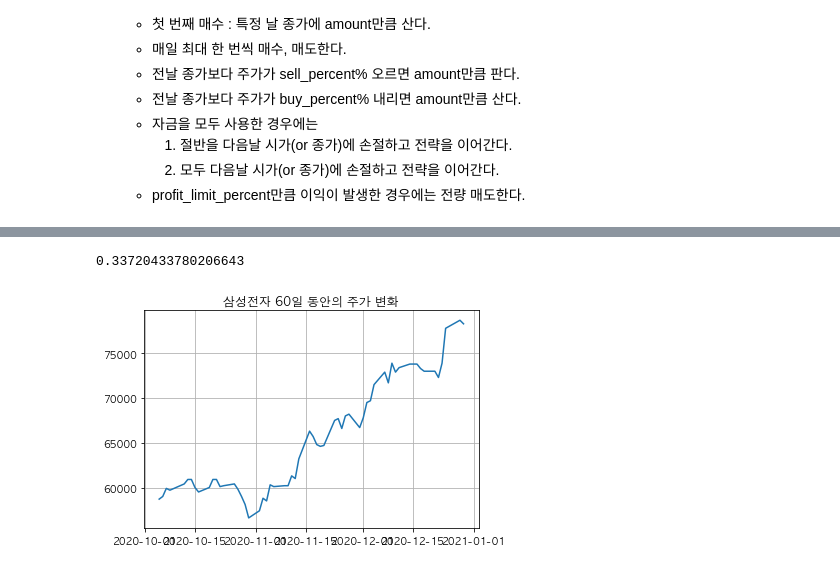
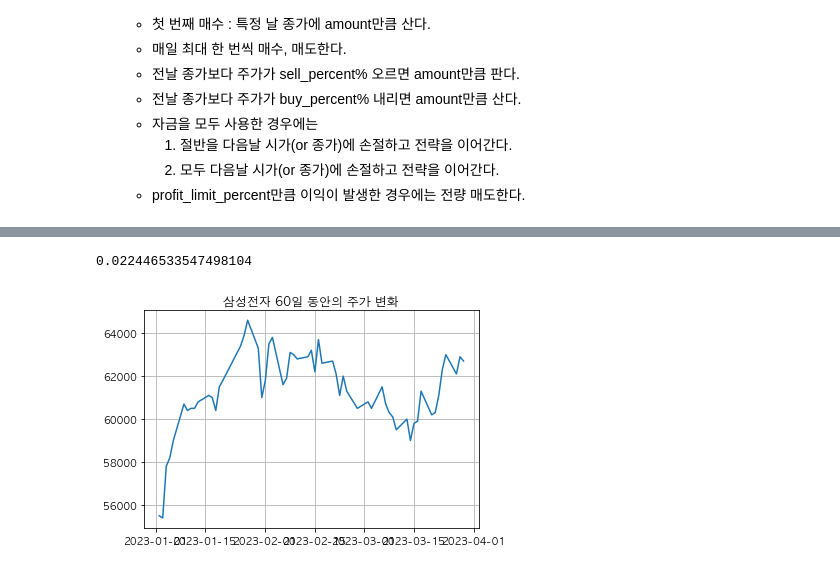
Before and after one commit to GrilledSalmon/stock-analysis-with-marcap, a Jupyter notebook: ascent_sell_descent_buy.ipynb, the cells around one changed output, grey strips where cells are left out. Drawn from its saved outputs; the diff is of its cells as text; code cells hidden in the pictures.

```diff
--- a/ascent_sell_descent_buy.ipynb
+++ b/ascent_sell_descent_buy.ipynb
@@ -19,9 +19,9 @@ from marcap import marcap_data
 import pandas as pd
 import numpy as np
 from datetime import timedelta, datetime
-from classes.Account import Account
-from classes.Strategy import Strategy
+from src.classes.Account import Account
+from src.classes.Strategy import Strategy
 
-df_2023 = marcap_data('2020-10-01', '2021-02-28')
+df_2023 = marcap_data('2023-01-01', '2023-06-30')
 df_2023.head()
 # %% [output]
@@ -93,16 +108,16 @@ yoonwoo_account.show_account()
 # %%
 open, close, high, low = yoonwoo_strategy._get_now_price_data(60 - 1)
-yoonwoo_account.get_earning_rate(STOCK_NAME, close)
+yoonwoo_account.get_stock_earning_rate(STOCK_NAME, close)
 # %% [output]
-0.33720433780206643
+0.022446533547498104
 # %%
 import matplotlib.pyplot as plt
 from matplotlib import rc
 rc('font', family='AppleGothic')
 
-plt.plot(samsung.head(60)['Close'])
+plt.plot(yoonwoo_strategy.target_df.head(60)['Close'])
 plt.title(f'{STOCK_NAME} {DAYS}일 동안의 주가 변화')
 plt.grid()
 plt.show()
 # %% [output]
-[figure, old version]
+[figure, new version]
```
Also changed, not shown: parts of 6 cells of this notebook, 6 other files.
